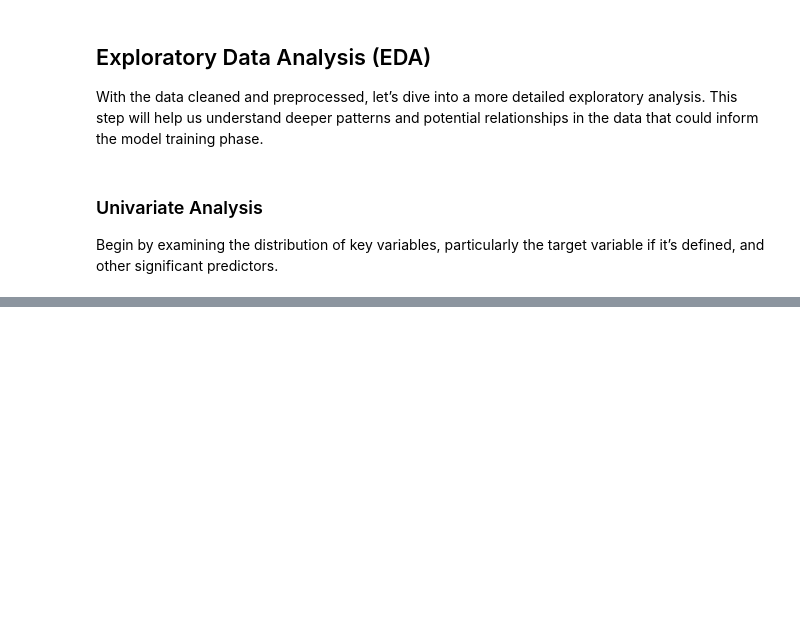
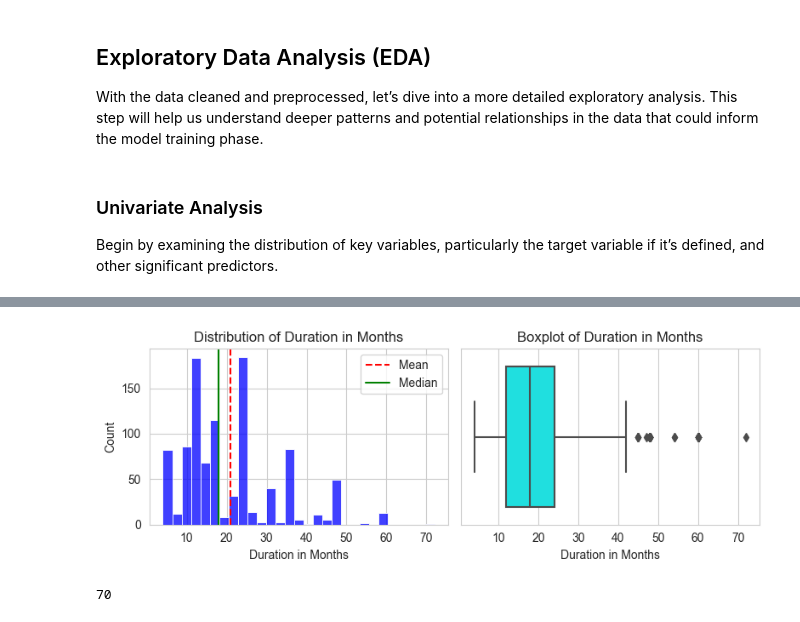
Before and after one commit to Enr1queRojas/Portfolio, a Jupyter notebook: clasic_models/notebooks/Credit_risk.ipynb, the cells around one changed output, grey strips where cells are left out. Saved outputs shown, nothing was run; the diff lists cells and outputs as text; code cells hidden in the pictures; blank space fills up the shorter version.

```diff
--- a/clasic_models/notebooks/Credit_risk.ipynb
+++ b/clasic_models/notebooks/Credit_risk.ipynb
@@ -318,0 +382,9 @@ fig.show()
+# %%
+univariate_hits(data,"Duration in Months")
+# %% [output]
+[figure, added]
+# %%
+dim_outliers = count_outliers(data,"Duration in Months")
+dim_outliers
+# %% [output]
+70
```
Also changed, not shown: parts of 6 cells of this notebook.
